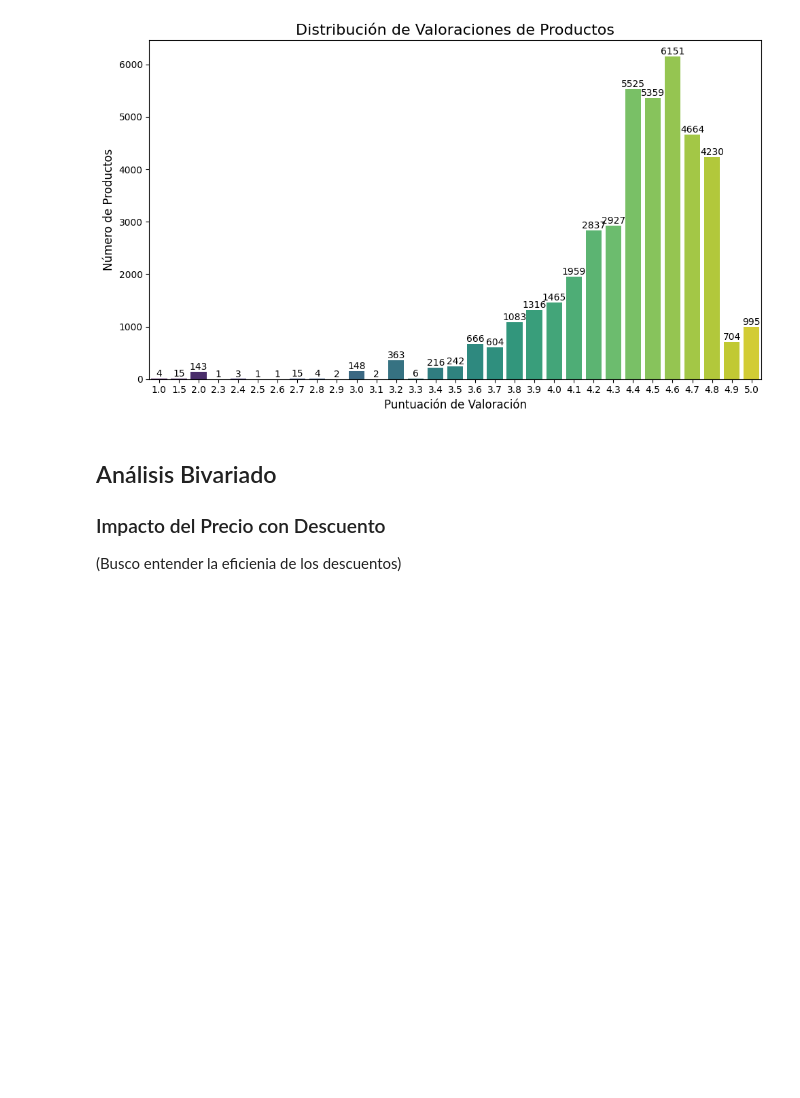
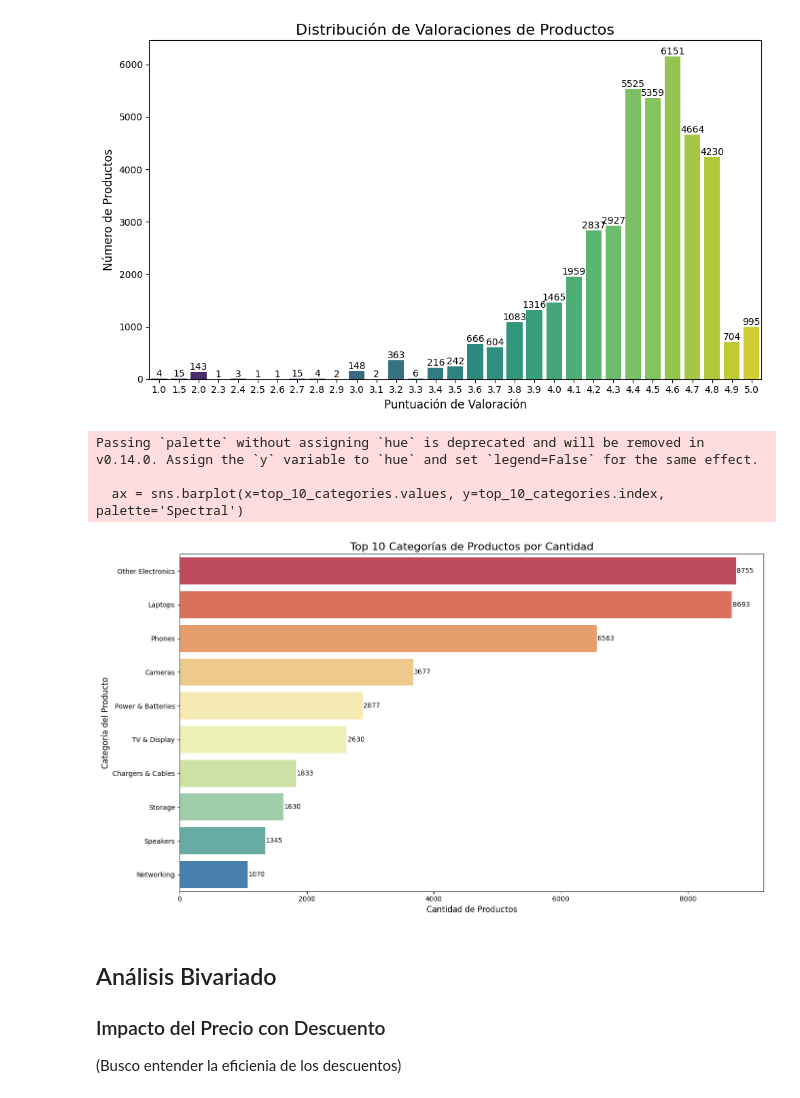
Before and after one commit to Chispon77/Proyecto-Final-CoderHouse, a Jupyter notebook: ProjectAmazon.ipynb, the cells around one changed output. Drawn from its saved outputs; the diff is of its cells as text; code cells hidden in the pictures; blank space fills up the shorter version.

```diff
--- a/ProjectAmazon.ipynb
+++ b/ProjectAmazon.ipynb
@@ -141,3 +157,35 @@ Passing `palette` without assigning `hue` is deprecated and will be removed in v
+# %%
+# 1. Contar el número de productos en cada categoría
+category_counts = df['product_category'].value_counts()
+
+# 2. Seleccionar las top 10 categorías para mejorar la visualización
+top_10_categories = category_counts.head(10)
+
+# 3. Crear el gráfico de barras
+plt.figure(figsize=(14, 8))
+ax = sns.barplot(x=top_10_categories.values, y=top_10_categories.index, palette='Spectral')
+
+# 4. Personalizar el gráfico
+plt.title('Top 10 Categorías de Productos por Cantidad', fontsize=16)
+plt.xlabel('Cantidad de Productos', fontsize=12)
+plt.ylabel('Categoría del Producto', fontsize=12)
+
+# 5. Agregar etiquetas numéricas a las barras
+for p in ax.patches:
+    width = p.get_width()
+    plt.text(width + 10,  # Posición X (un poco a la derecha de la barra)
+             p.get_y() + p.get_height() / 2, # Posición Y (en el centro vertical de la barra)
+             f'{int(width)}', # Texto a mostrar (el valor de la barra)
+             ha='left',
+             va='center')
+
+plt.tight_layout()
+plt.show()
+# %% [output]
+Passing `palette` without assigning `hue` is deprecated and will be removed in v0.14.0. Assign the `y` variable to `hue` and set `legend=False` for the same effect.
+
+  ax = sns.barplot(x=top_10_categories.values, y=top_10_categories.index, palette='Spectral')
+[figure, added]
 # %% [markdown]
 ## Análisis Bivariado
 ### Impacto del Precio con Descuento
```
Also changed, not shown: parts of 16 cells of this notebook.
